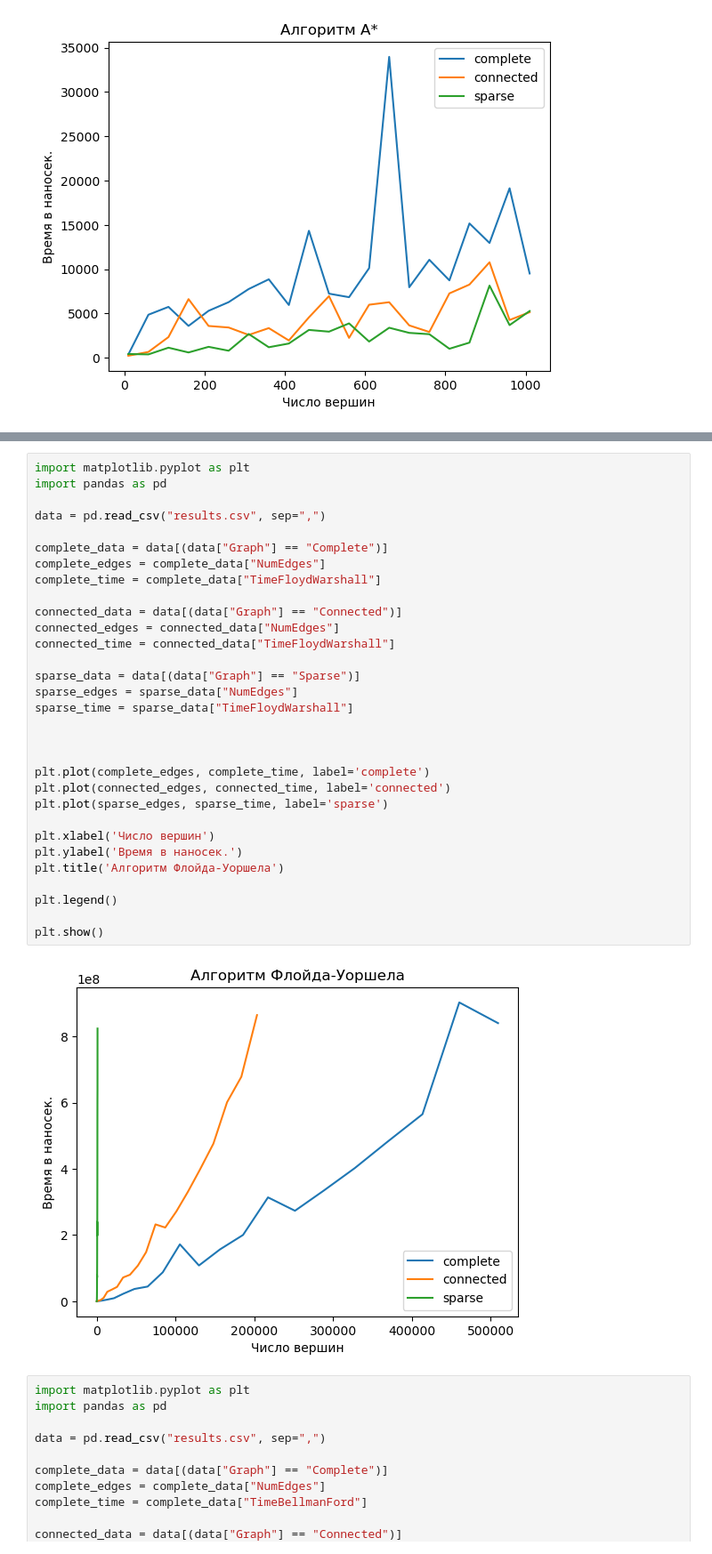
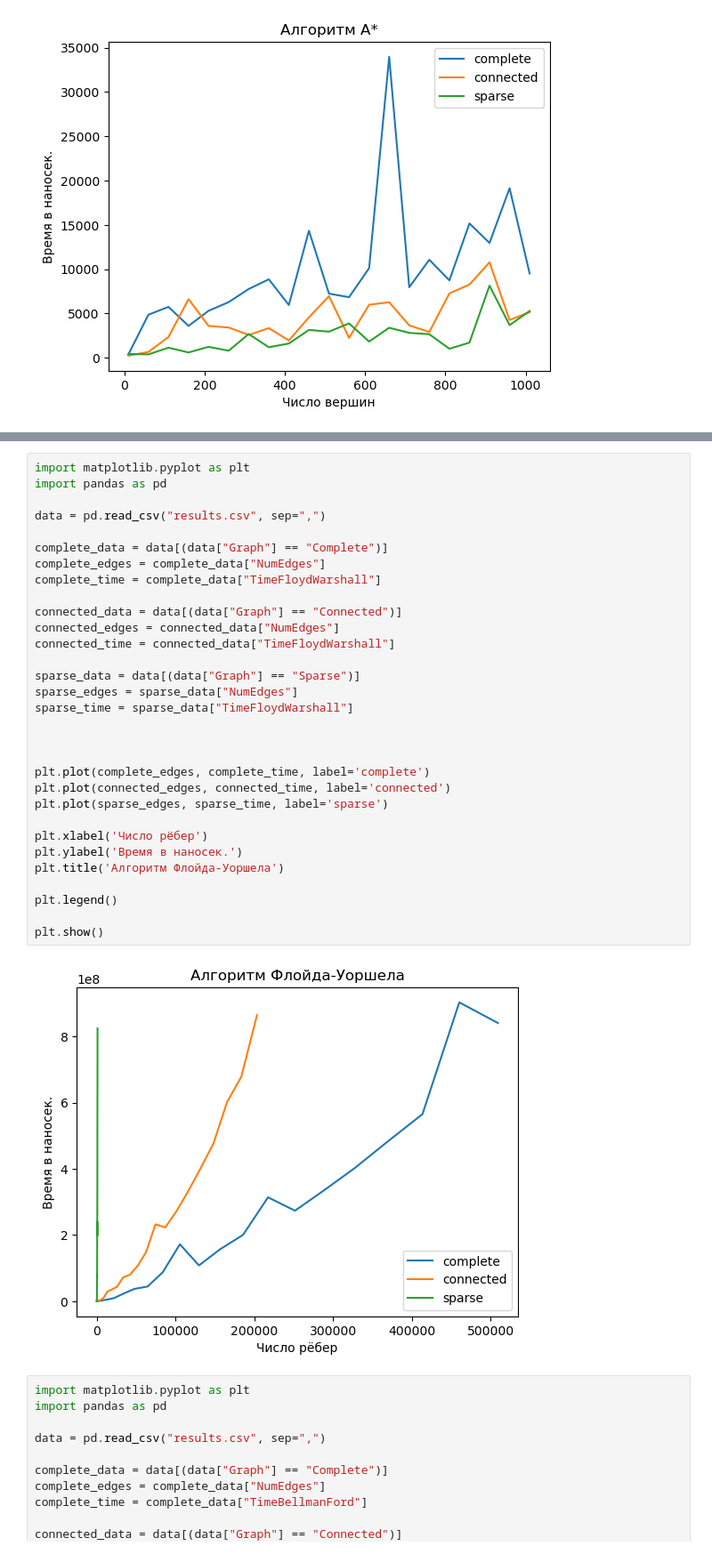
Before and after one commit to KirillNasyrov/HSE_algorithms, a Jupyter notebook: control_home_work_3/graphs.ipynb, the cells around one changed output, grey strips where cells are left out. Shown at 89% size. Saved outputs shown, nothing was run; the diff lists cells and outputs as text.

```diff
--- a/control_home_work_3/graphs.ipynb
+++ b/control_home_work_3/graphs.ipynb
@@ -349,35 +362,35 @@ plt.show()
 import matplotlib.pyplot as plt
 import pandas as pd
 
 data = pd.read_csv("results.csv", sep=",")
 
 complete_data = data[(data["Graph"] == "Complete")]
 complete_edges = complete_data["NumEdges"]
 complete_time = complete_data["TimeFloydWarshall"]
 
 сonnected_data = data[(data["Graph"] == "Connected")]
 сonnected_edges = сonnected_data["NumEdges"]
 сonnected_time = сonnected_data["TimeFloydWarshall"]
 
 sparse_data = data[(data["Graph"] == "Sparse")]
 sparse_edges = sparse_data["NumEdges"]
 sparse_time = sparse_data["TimeFloydWarshall"]
 
 
 
 plt.plot(complete_edges, complete_time, label='complete')
 plt.plot(сonnected_edges, сonnected_time, label='сonnected')
 plt.plot(sparse_edges, sparse_time, label='sparse')
 
-plt.xlabel('Число вершин')
+plt.xlabel('Число рёбер')
 plt.ylabel('Время в наносек.')
 plt.title('Алгоритм Флойда-Уоршела')
 
 plt.legend()
 
 plt.show()
 # %% [output]
-[figure, old version]
+[figure, new version]
 # %%
 import matplotlib.pyplot as plt
 import pandas as pd
```
Also changed, not shown: parts of 7 cells of this notebook.
